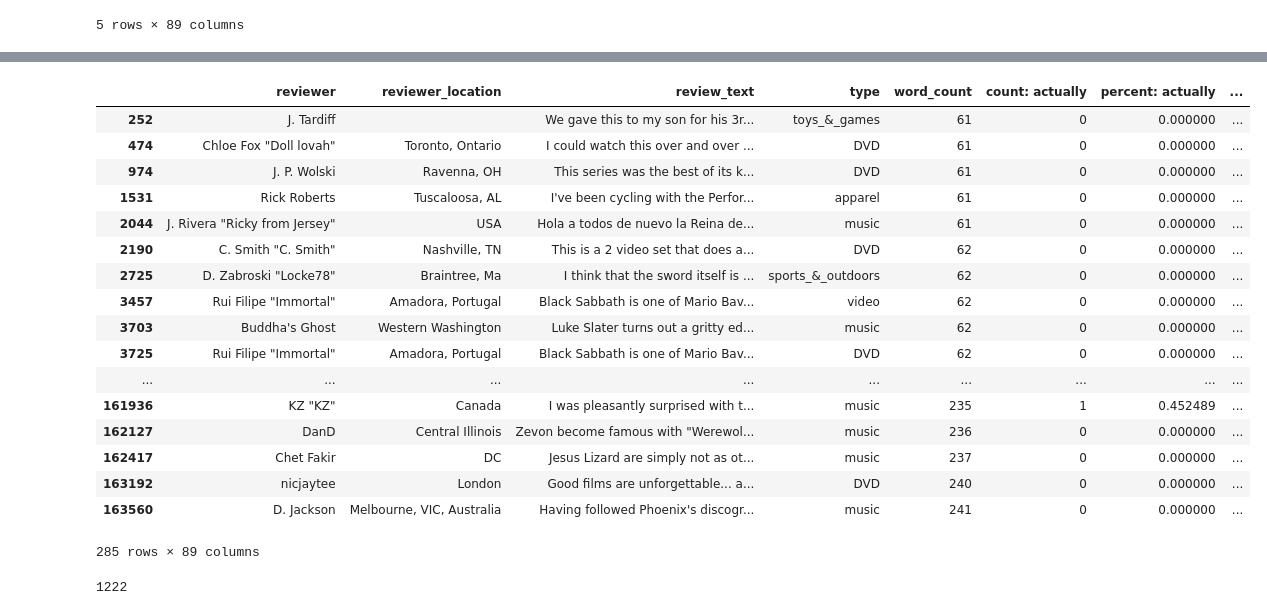
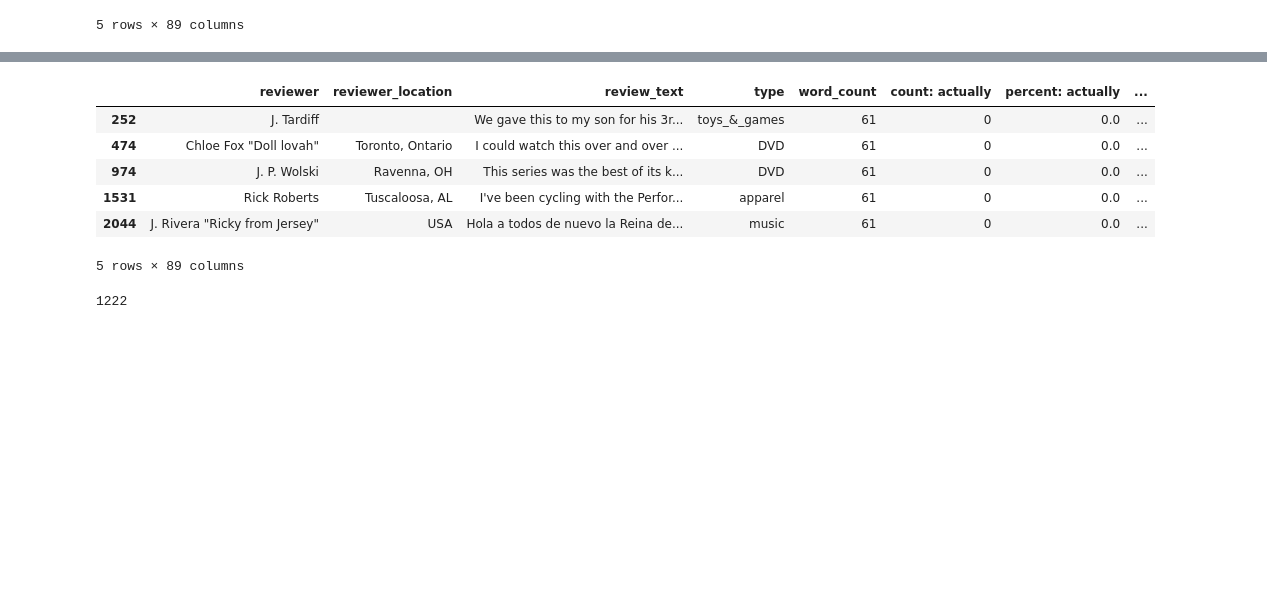
Before and after one commit to samjfalk/-GA-DSI, a Jupyter notebook: Projects/Capstone Confidence.ipynb, the cells around one changed output, grey strips where cells are left out. Saved outputs shown, nothing was run; the diff lists cells and outputs as text; code cells hidden in the pictures; blank space fills up the shorter version.

```diff
--- a/Projects/Capstone Confidence.ipynb
+++ b/Projects/Capstone Confidence.ipynb
@@ -1058,21 +990,10 @@ wdfwithmechturk[wdfwithmechturk['AnswerVConfident']== 0]
 # %%
-wdfwithmechturk[wdfwithmechturk['AnswerVConfident']== 1]
+wdfwithmechturk[wdfwithmechturk['AnswerVConfident']== 1].head()
 # %% [output]
 |  | reviewer | reviewer_location | review_text | type | word_count | count: actually | percent: actually | ... |
-| 252 | J. Tardiff |  | We gave this to my son for his 3r... | toys_&_games | 61 | 0 | 0.000000 | ... |
-| 474 | Chloe Fox "Doll lovah" | Toronto, Ontario | I could watch this over and over ... | DVD | 61 | 0 | 0.000000 | ... |
-| 974 | J. P. Wolski | Ravenna, OH | This series was the best of its k... | DVD | 61 | 0 | 0.000000 | ... |
-| 1531 | Rick Roberts | Tuscaloosa, AL | I've been cycling with the Perfor... | apparel | 61 | 0 | 0.000000 | ... |
-| 2044 | J. Rivera "Ricky from Jersey" | USA | Hola a todos de nuevo la Reina de... | music | 61 | 0 | 0.000000 | ... |
-| 2190 | C. Smith "C. Smith" | Nashville, TN | This is a 2 video set that does a... | DVD | 62 | 0 | 0.000000 | ... |
-| 2725 | D. Zabroski "Locke78" | Braintree, Ma | I think that the sword itself is ... | sports_&_outdoors | 62 | 0 | 0.000000 | ... |
-| 3457 | Rui Filipe "Immortal" | Amadora, Portugal | Black Sabbath is one of Mario Bav... | video | 62 | 0 | 0.000000 | ... |
-| 3703 | Buddha's Ghost | Western Washington | Luke Slater turns out a gritty ed... | music | 62 | 0 | 0.000000 | ... |
-| 3725 | Rui Filipe "Immortal" | Amadora, Portugal | Black Sabbath is one of Mario Bav... | DVD | 62 | 0 | 0.000000 | ... |
-| ... | ... | ... | ... | ... | ... | ... | ... | ... |
-| 161936 | KZ "KZ" | Canada | I was pleasantly surprised with t... | music | 235 | 1 | 0.452489 | ... |
-| 162127 | DanD | Central Illinois | Zevon become famous with "Werewol... | music | 236 | 0 | 0.000000 | ... |
-| 162417 | Chet Fakir | DC | Jesus Lizard are simply not as ot... | music | 237 | 0 | 0.000000 | ... |
-| 163192 | nicjaytee | London | Good films are unforgettable... a... | DVD | 240 | 0 | 0.000000 | ... |
-| 163560 | D. Jackson | Melbourne, VIC, Australia | Having followed Phoenix's discogr... | music | 241 | 0 | 0.000000 | ... |
+| 252 | J. Tardiff |  | We gave this to my son for his 3r... | toys_&_games | 61 | 0 | 0.0 | ... |
+| 474 | Chloe Fox "Doll lovah" | Toronto, Ontario | I could watch this over and over ... | DVD | 61 | 0 | 0.0 | ... |
+| 974 | J. P. Wolski | Ravenna, OH | This series was the best of its k... | DVD | 61 | 0 | 0.0 | ... |
+| 1531 | Rick Roberts | Tuscaloosa, AL | I've been cycling with the Perfor... | apparel | 61 | 0 | 0.0 | ... |
+| 2044 | J. Rivera "Ricky from Jersey" | USA | Hola a todos de nuevo la Reina de... | music | 61 | 0 | 0.0 | ... |
-285 rows × 89 columns
+5 rows × 89 columns
```
Also changed, not shown: parts of 36 cells of this notebook.
